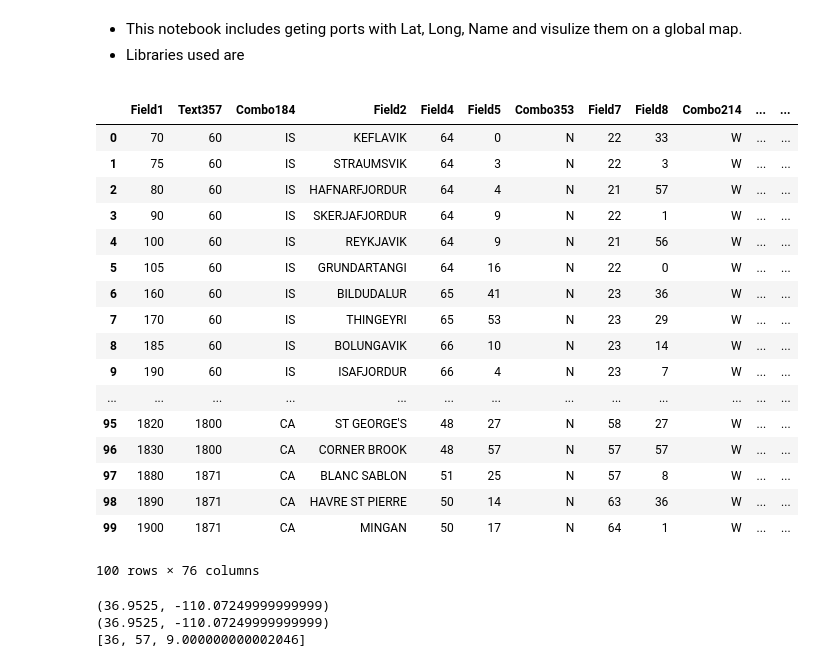
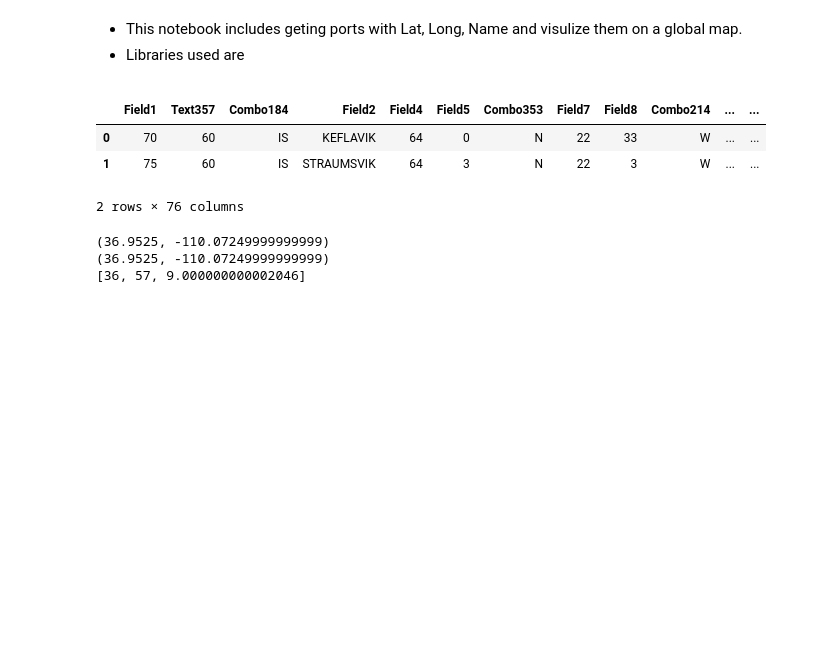
Before and after one commit to alhaol/MAP, a Jupyter notebook: PortsMap03.ipynb, the cells around one changed output. Saved outputs shown, nothing was run; the diff lists cells and outputs as text; code cells hidden in the pictures; blank space fills up the shorter version.

```diff
--- a/PortsMap03.ipynb
+++ b/PortsMap03.ipynb
@@ -10,28 +10,14 @@
 # %%
 import pandas as pd
 import os
 #df = pd.DataFrame(data, index = ['Cochice', 'Pima', 'Santa Cruz', 'Maricopa', 'Yuma'])
 df = pd.read_csv(os.path.join('data','PortData2017.csv'), header=0)
-df.head(100)
+df.head(2)
 # %% [output]
 |  | Field1 | Text357 | Combo184 | Field2 | Field4 | Field5 | Combo353 | Field7 | Field8 | Combo214 | ... | ... |
 | 0 | 70 | 60 | IS | KEFLAVIK | 64 | 0 | N | 22 | 33 | W | ... | ... |
 | 1 | 75 | 60 | IS | STRAUMSVIK | 64 | 3 | N | 22 | 3 | W | ... | ... |
-| 2 | 80 | 60 | IS | HAFNARFJORDUR | 64 | 4 | N | 21 | 57 | W | ... | ... |
-| 3 | 90 | 60 | IS | SKERJAFJORDUR | 64 | 9 | N | 22 | 1 | W | ... | ... |
-| 4 | 100 | 60 | IS | REYKJAVIK | 64 | 9 | N | 21 | 56 | W | ... | ... |
-| 5 | 105 | 60 | IS | GRUNDARTANGI | 64 | 16 | N | 22 | 0 | W | ... | ... |
-| 6 | 160 | 60 | IS | BILDUDALUR | 65 | 41 | N | 23 | 36 | W | ... | ... |
-| 7 | 170 | 60 | IS | THINGEYRI | 65 | 53 | N | 23 | 29 | W | ... | ... |
-| 8 | 185 | 60 | IS | BOLUNGAVIK | 66 | 10 | N | 23 | 14 | W | ... | ... |
-| 9 | 190 | 60 | IS | ISAFJORDUR | 66 | 4 | N | 23 | 7 | W | ... | ... |
-| ... | ... | ... | ... | ... | ... | ... | ... | ... | ... | ... | ... | ... |
-| 95 | 1820 | 1800 | CA | ST GEORGE'S | 48 | 27 | N | 58 | 27 | W | ... | ... |
-| 96 | 1830 | 1800 | CA | CORNER BROOK | 48 | 57 | N | 57 | 57 | W | ... | ... |
-| 97 | 1880 | 1871 | CA | BLANC SABLON | 51 | 25 | N | 57 | 8 | W | ... | ... |
-| 98 | 1890 | 1871 | CA | HAVRE ST PIERRE | 50 | 14 | N | 63 | 36 | W | ... | ... |
-| 99 | 1900 | 1871 | CA | MINGAN | 50 | 17 | N | 64 | 1 | W | ... | ... |
-100 rows × 76 columns
+2 rows × 76 columns
 # %%
 import re
 
```
Also changed, not shown: 9 other files.
